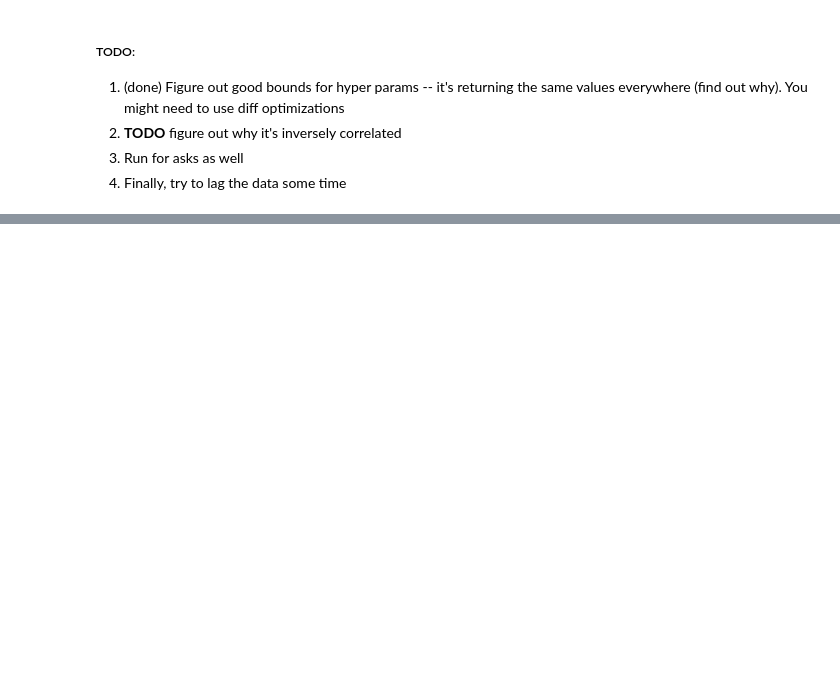
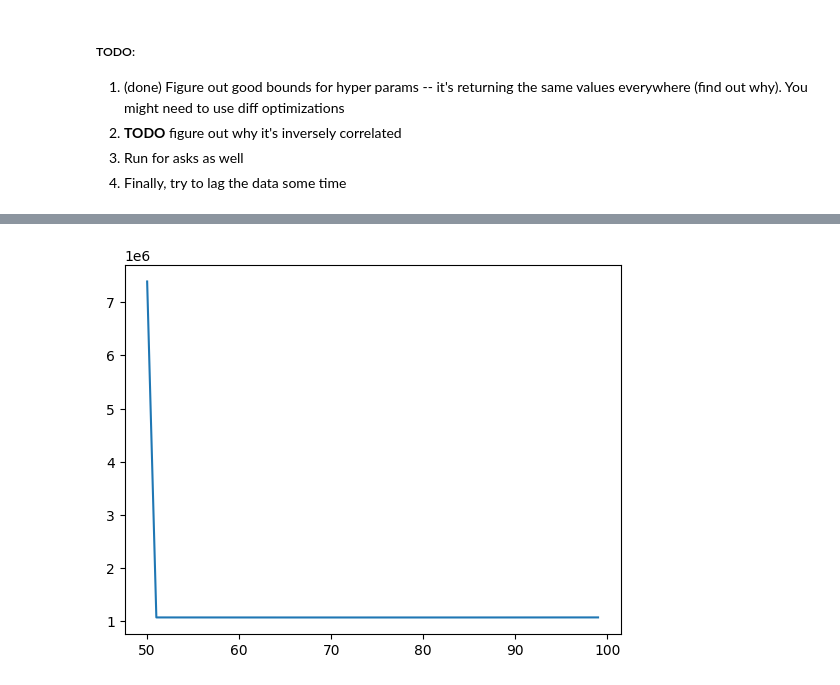
Before and after one commit to kamyarghiam/kalshi_bot, a Jupyter notebook: src/strategy/research/modeling/up_down_modeling.ipynb, the cells around one changed output, grey strips where cells are left out. Cells and saved outputs as stored; diff of their text form; code cells hidden in the pictures; blank space fills up the shorter version.

```diff
--- a/src/strategy/research/modeling/up_down_modeling.ipynb
+++ b/src/strategy/research/modeling/up_down_modeling.ipynb
@@ -273,0 +273,14 @@ Name: time, Length: 189887, dtype: float64
+# %%
+df['pred'] = func((df.x, df.time), *params)
+# %%
+shifts = [i for i in range(50,100)]
+losses = []
+for i in shifts:
+    print(i)
+    df["x_shift"] = df.x.shift(i)
+    new_df = df.dropna()
+    p0 = [ 0, 0.001]
+    params, cv = curve_fit( func, (new_df.x_shift, new_df.time), new_df.y,p0=p0)
+    df['pred'] = func((new_df.x_shift, new_df.time), *params)
+    loss = sum(abs(new_df.pred - new_df.y))
+    losses.append(loss)
@@ -273,0 +305,8 @@ Name: time, Length: 189887, dtype: float64
+# %%
+import matplotlib.pyplot as plt
+plt.plot(shifts, losses)
+plt.show()
+
+# Around 62 shifts, we minimize the loss!
+# %% [output]
+[figure, added]
```
Also changed, not shown: parts of 18 cells of this notebook.
